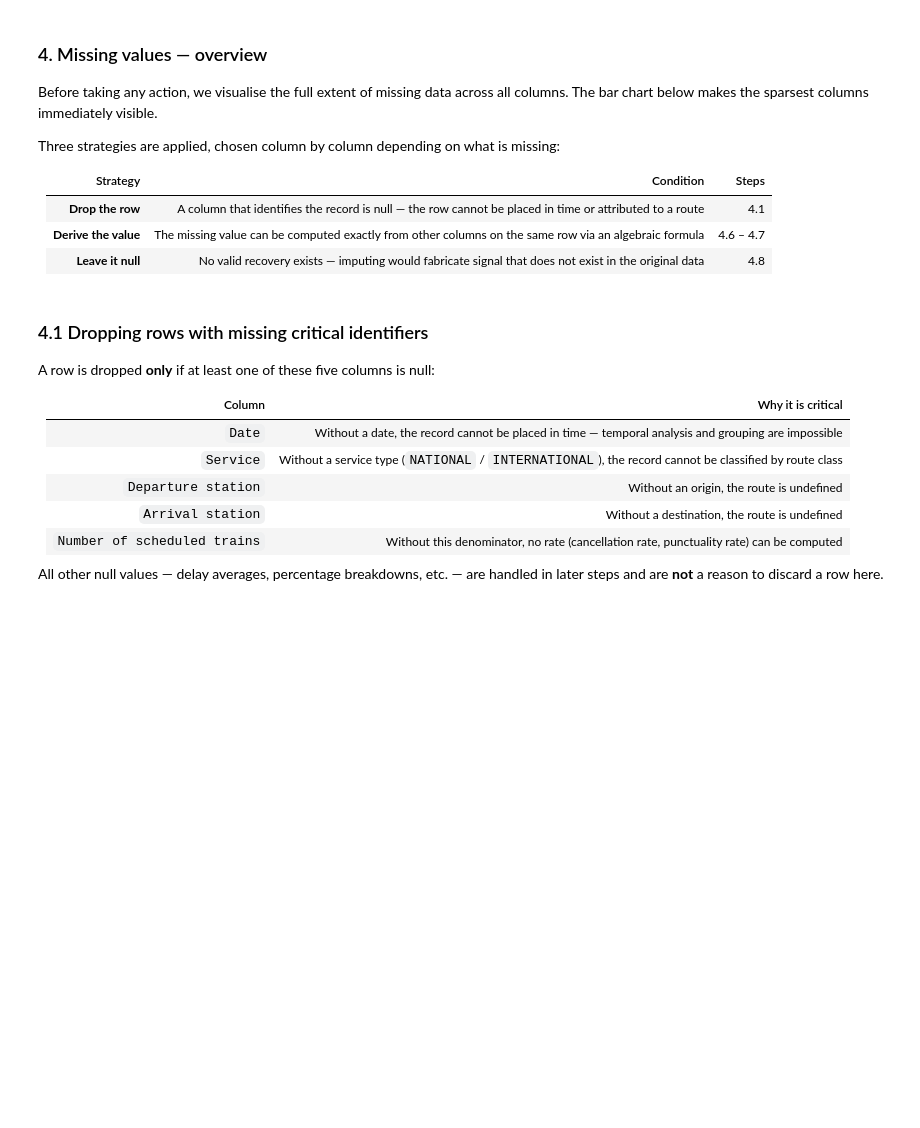
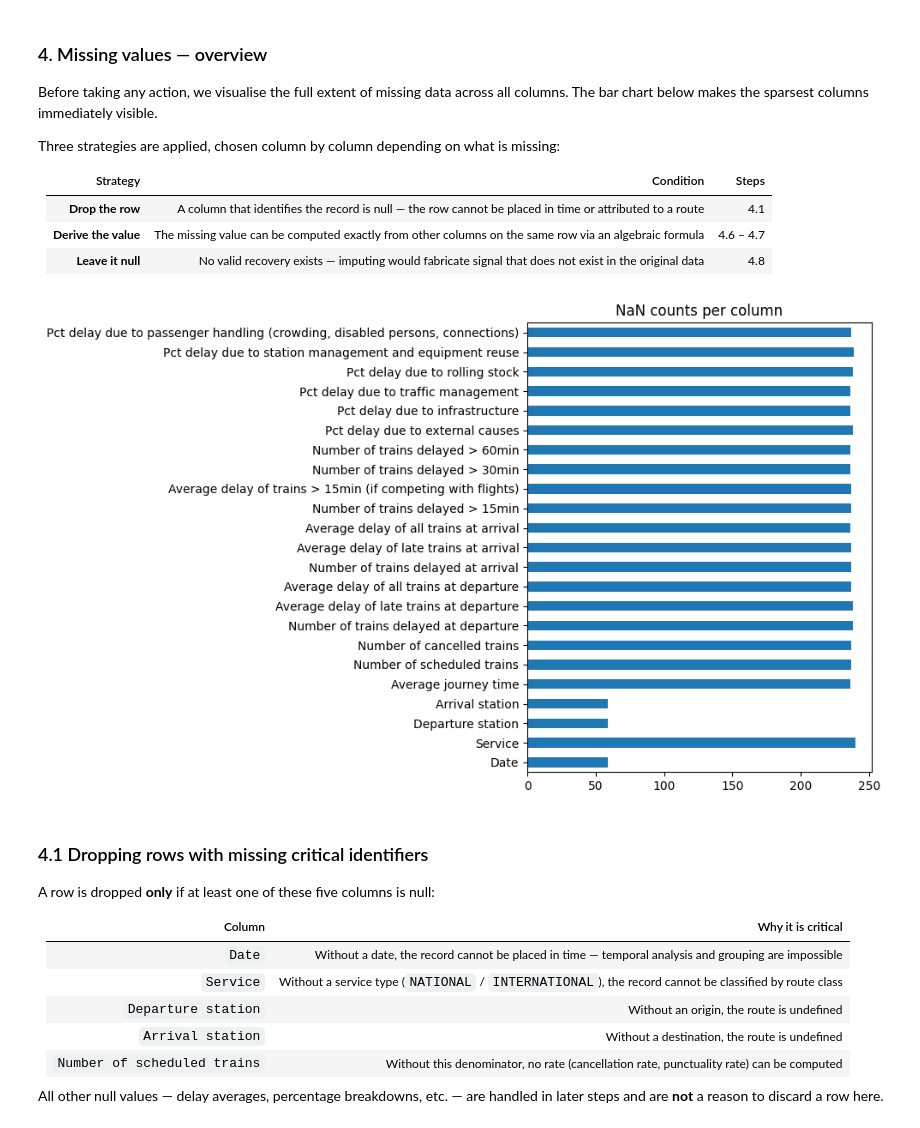
Before and after one commit to OpenCz/Tardis, a Jupyter notebook: tardis_eda.ipynb, the cells around one changed output. Saved outputs shown, nothing was run; the diff lists cells and outputs as text; code cells hidden in the pictures; blank space fills up the shorter version.

```diff
--- a/tardis_eda.ipynb
+++ b/tardis_eda.ipynb
@@ -247,8 +143,9 @@ Three strategies are applied, chosen column by column depending on what is missi
 | **Derive the value** | The missing value can be computed exactly from other columns on the same row via an algebraic formula | 4.6 – 4.7 |
 | **Leave it null** | No valid recovery exists — imputing would fabricate signal that does not exist in the original data | 4.8 |
 # %%
-nan_counts = df.isnull().sum()
-nan_counts.plot(kind="barh", figsize=(10, 6))
+cplots.plot_current_nan(df)
+# %% [output]
+[figure, added]
 # %% [markdown]
 ### 4.1 Dropping rows with missing critical identifiers
 
```
Also changed, not shown: parts of 66 cells of this notebook.
